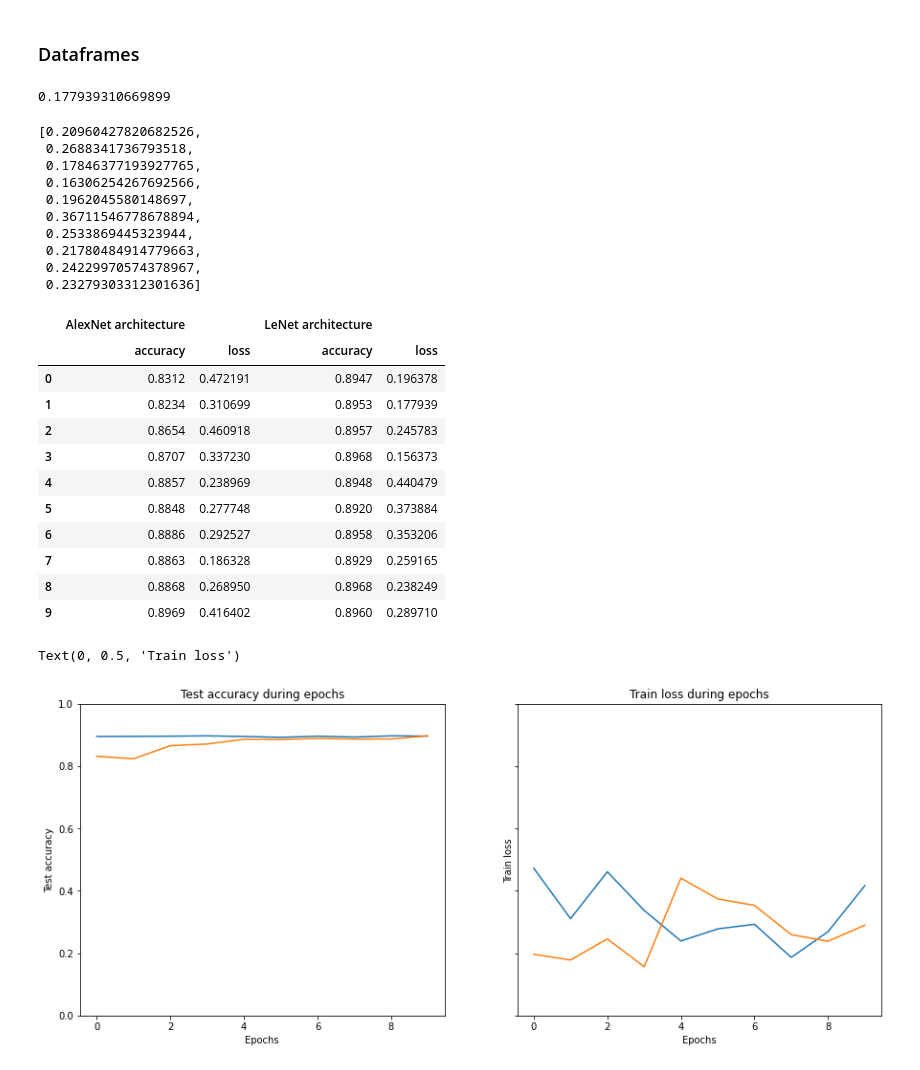
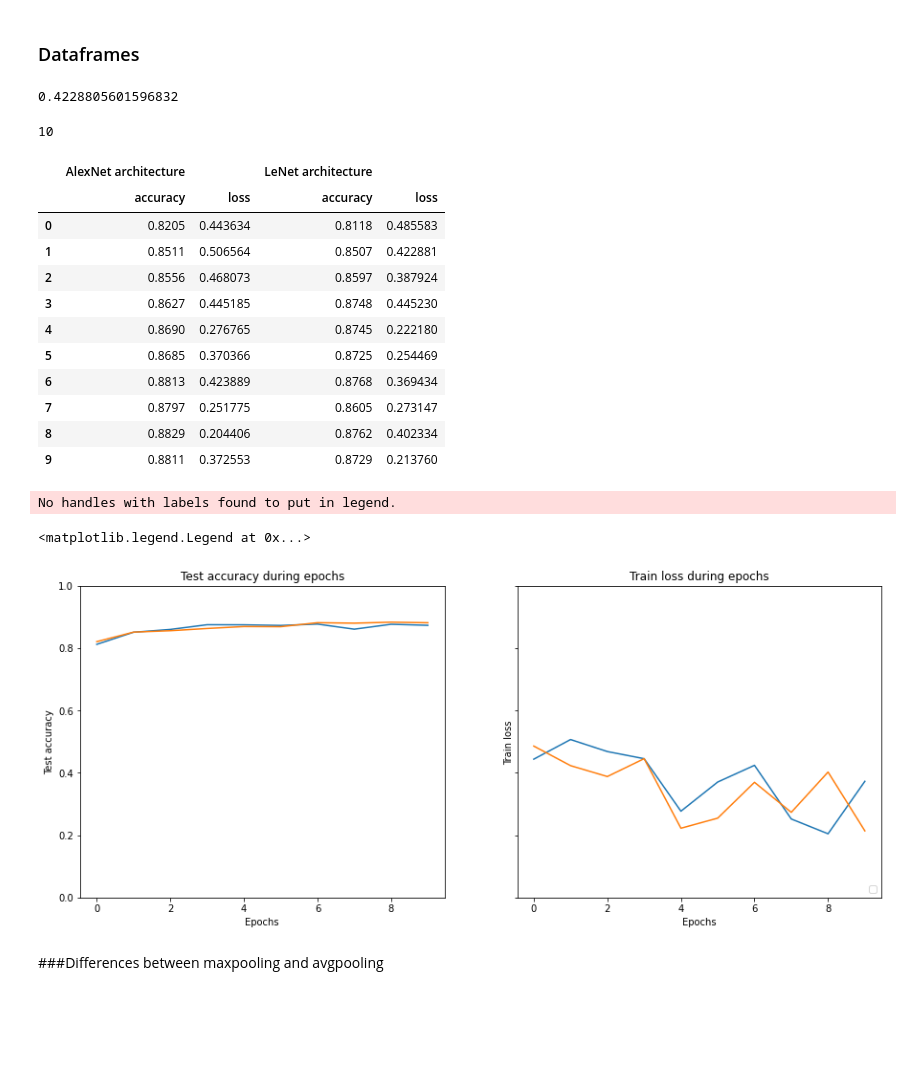
Before and after one commit to tcotte/CNN_Pytorch, a Jupyter notebook: different_arch.ipynb, the cells around one changed output. Saved outputs shown, nothing was run; the diff lists cells and outputs as text; code cells hidden in the pictures; blank space fills up the shorter version.

```diff
--- a/different_arch.ipynb
+++ b/different_arch.ipynb
@@ -99,7 +94,7 @@ train_loader_lenet = torch.utils.data.DataLoader(dataset=train_dataset_lenet,
                                           shuffle=True,
                                           num_workers=4)
 
-test_loader_lrnet = torch.utils.data.DataLoader(dataset=test_dataset_lenet,
+test_loader_lenet = torch.utils.data.DataLoader(dataset=test_dataset_lenet,
                                           batch_size=batch_size,
                                           shuffle=True,
                                           num_workers=4)
@@ -165,4 +149,7 @@ for epoch in range(EPOCHS):
 # %%
+from models.lenet_arch import Model_Type_LeNet
+import torch.optim as optim
+
 EPOCHS = 10
 losses_ln = []
 accuracies_ln = []
@@ -171,9 +158,9 @@ lenet_model = Model_Type_LeNet()
 
 optimizer = optim.Adam(lenet_model.parameters(),  lr=0.001)
 
-alexnet_model.to(device)
+lenet_model.to(device)
 
 for epoch in range(EPOCHS):
-  losses_ln.extend(train_model(train_loader_alex, device, alexnet_model, optimizer, epoch,  EPOCHS, batch_size)[-nb_batch:])
-  accuracies_ln.append(evaluate_model(alexnet_model, device, test_loader_alex, losses_ln[-1], EPOCHS, epoch, batch_size, len(train_loader_alex.dataset)))
+  losses_ln.extend(train_model(train_loader_lenet, device, lenet_model, optimizer, epoch,  EPOCHS, batch_size)[-nb_batch:])
+  accuracies_ln.append(evaluate_model(lenet_model, device, test_loader_lenet, losses_ln[-1], EPOCHS, epoch, batch_size, len(train_loader_lenet.dataset)))
 # %% [output]
@@ -192,7 +179,7 @@ for epoch in range(EPOCHS):
 # %%
 losses_ln[234+235]
 # %% [output]
-0.177939310669899
+0.4228805601596832
 # %%
 def filter_losses(losses, EPOCHS):
   losses_filtered = []
@@ -202,19 +189,10 @@ def filter_losses(losses, EPOCHS):
     else:
       losses_filtered.append(losses[nb_batch-1+nb_batch*i])
   return losses_filtered
-# %%
-[losses_ln[i] for i in range(len(losses_ln)) if i%(nb_batch) == 0]
-# %% [output]
-[0.20960427820682526,
- 0.2688341736793518,
- 0.17846377193927765,
- 0.16306254267692566,
- 0.1962045580148697,
- 0.36711546778678894,
- 0.2533869445323944,
- 0.21780484914779663,
- 0.24229970574378967,
- 0.23279303312301636]
+# %%
+len(accuracies_ln)
+# %% [output]
+10
 # %%
 import pandas as pd
 
@@ -231,13 +209,13 @@ df
 # %% [output]
 |  | AlexNet architecture |  | LeNet architecture |  |
 |  | accuracy | loss | accuracy | loss |
-| 0 | 0.8312 | 0.472191 | 0.8947 | 0.196378 |
-| 1 | 0.8234 | 0.310699 | 0.8953 | 0.177939 |
-| 2 | 0.8654 | 0.460918 | 0.8957 | 0.245783 |
-| 3 | 0.8707 | 0.337230 | 0.8968 | 0.156373 |
-| 4 | 0.8857 | 0.238969 | 0.8948 | 0.440479 |
-| 5 | 0.8848 | 0.277748 | 0.8920 | 0.373884 |
-| 6 | 0.8886 | 0.292527 | 0.8958 | 0.353206 |
-| 7 | 0.8863 | 0.186328 | 0.8929 | 0.259165 |
-| 8 | 0.8868 | 0.268950 | 0.8968 | 0.238249 |
-| 9 | 0.8969 | 0.416402 | 0.8960 | 0.289710 |
+| 0 | 0.8205 | 0.443634 | 0.8118 | 0.485583 |
+| 1 | 0.8511 | 0.506564 | 0.8507 | 0.422881 |
+| 2 | 0.8556 | 0.468073 | 0.8597 | 0.387924 |
+| 3 | 0.8627 | 0.445185 | 0.8748 | 0.445230 |
+| 4 | 0.8690 | 0.276765 | 0.8745 | 0.222180 |
+| 5 | 0.8685 | 0.370366 | 0.8725 | 0.254469 |
+| 6 | 0.8813 | 0.423889 | 0.8768 | 0.369434 |
+| 7 | 0.8797 | 0.251775 | 0.8605 | 0.273147 |
+| 8 | 0.8829 | 0.204406 | 0.8762 | 0.402334 |
+| 9 | 0.8811 | 0.372553 | 0.8729 | 0.213760 |
@@ -249,20 +225,25 @@ df.to_csv('csv/differences_on_fashion.csv')
 # %%
 
 fig, (ax1, ax2) = plt.subplots(1, 2, sharey=True, figsize=(15,6))
 
 ax1.plot(np.arange(EPOCHS), accuracies_ln)
 ax1.plot(np.arange(EPOCHS), accuracies_an)
 ax2.plot(np.arange(EPOCHS), filter_losses(losses_an, EPOCHS))
 ax2.plot(np.arange(EPOCHS), filter_losses(losses_ln, EPOCHS))
 plt.ylim(0,1)
 ax1.set_title("Test accuracy during epochs")
 ax2.set_title("Train loss during epochs")
 
 for ax in [ax1, ax2]:
   ax.set_xlabel("Epochs")
 
 ax1.set_ylabel("Test accuracy")
 ax2.set_ylabel("Train loss")
+
+plt.legend(loc='lower right')
 # %% [output]
-Text(0, 0.5, 'Train loss')
+No handles with labels found to put in legend.
+<matplotlib.legend.Legend at 0x...>
-[figure, old version]
+[figure, new version]
+# %% [markdown]
+###Differences between maxpooling and avgpooling
```
Also changed, not shown: parts of 22 cells of this notebook.
